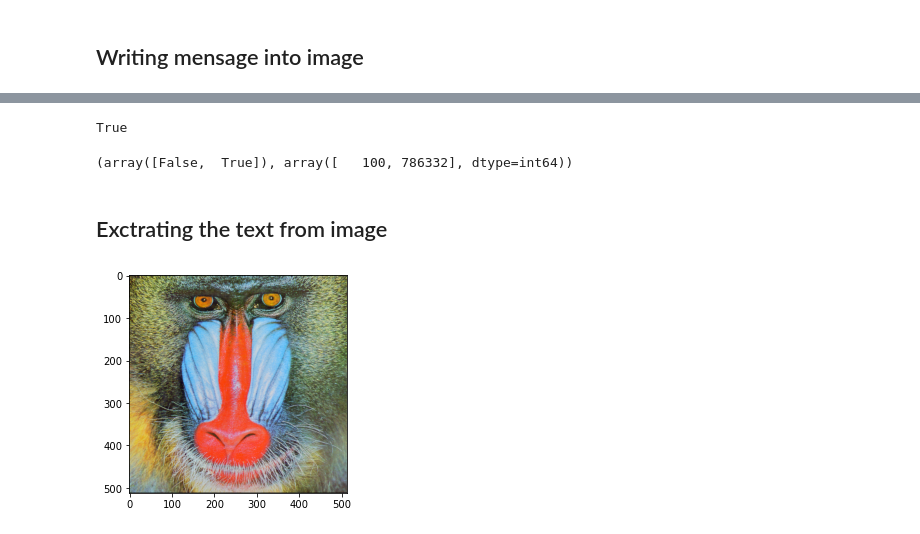
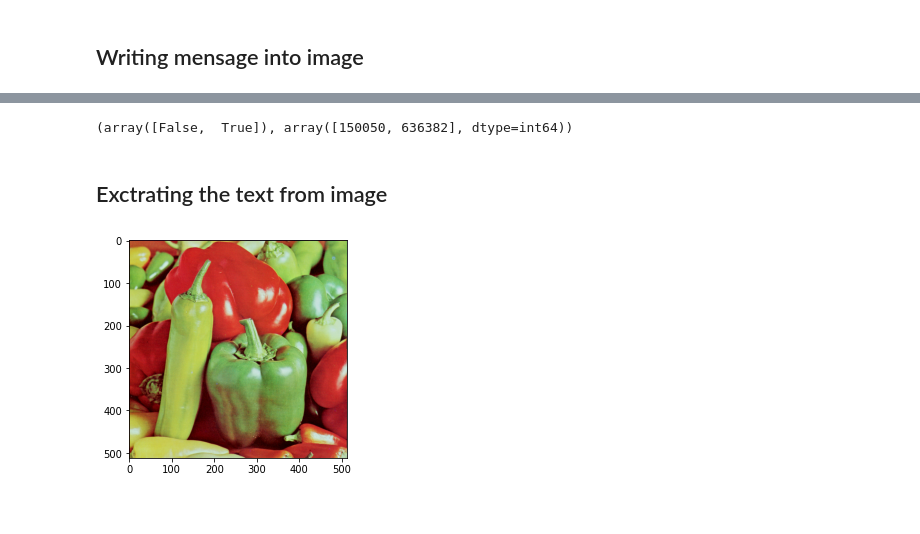
Before and after one commit to lstival/mo443, a Jupyter notebook: t1_esteganografia_completo.ipynb, the cells around one changed output, grey strips where cells are left out. Cells and saved outputs as stored; diff of their text form; code cells hidden in the pictures.

```diff
--- a/t1_esteganografia_completo.ipynb
+++ b/t1_esteganografia_completo.ipynb
@@ -17,7 +18,7 @@ import argparse
 # %%
 # Paramets to read the origin image and text file
 parser = argparse.ArgumentParser(description='Stenographing')
-parser.add_argument('--input_image', default='baboon.png', help='Name of the input Image')
+parser.add_argument('--input_image', default='peppers.png', help='Name of the input Image')
 parser.add_argument('--input_text', default='input_text.txt', help='Name of input text to stenograph')
 parser.add_argument('--bit_plain', default=2, help='Set how many bits will be used to stenograph  the mensage (1,2 or 3)')
 parser.add_argument('--out_image', default='output_image.png', help='Name of input text to stenograph')
@@ -121,12 +146,10 @@ for count, row in enumerate(msg_formated):
+# %%
+np.unique(img1 == img, return_counts=True)
+# %% [output]
+(array([False,  True]), array([150050, 636382], dtype=int64))
 # %%
-# cv2.imwrite(opt.out_image, img1)
-cv2.imwrite('baboon_text_cv2.png', img1)
+iio.imwrite(opt.out_image, img1)
+# cv2.imwrite('baboon_text_cv2.png', img1)
-# %% [output]
-True
-# %%
-np.unique(img1 == img, return_counts=True)
-# %% [output]
-(array([False,  True]), array([   100, 786332], dtype=int64))
 # %%
 # cv2.imshow("image", img1)
 # cv2.waitKey()
@@ -134,11 +157,12 @@ np.unique(img1 == img, return_counts=True)
 ## Exctrating the text from image
 # %%
 # img_read = cv2.imread(opt.out_image)
-img_read = cv2.imread('baboon_text_cv2.png')
-rgb_read_img = cv2.cvtColor(img_read, cv2.COLOR_BGR2RGB)
+img_read = iio.imread(opt.out_image)
+# img_read = cv2.imread('baboon_text_cv2.png')
+# rgb_read_img = cv2.cvtColor(img_read, cv2.COLOR_BGR2RGB)
 
-plt.imshow(rgb_read_img)
+plt.imshow(img_read)
 plt.show()
 # %% [output]
-[figure, old version]
+[figure, new version]
 # %%
```
Also changed, not shown: parts of 25 cells of this notebook, 10 other files.
